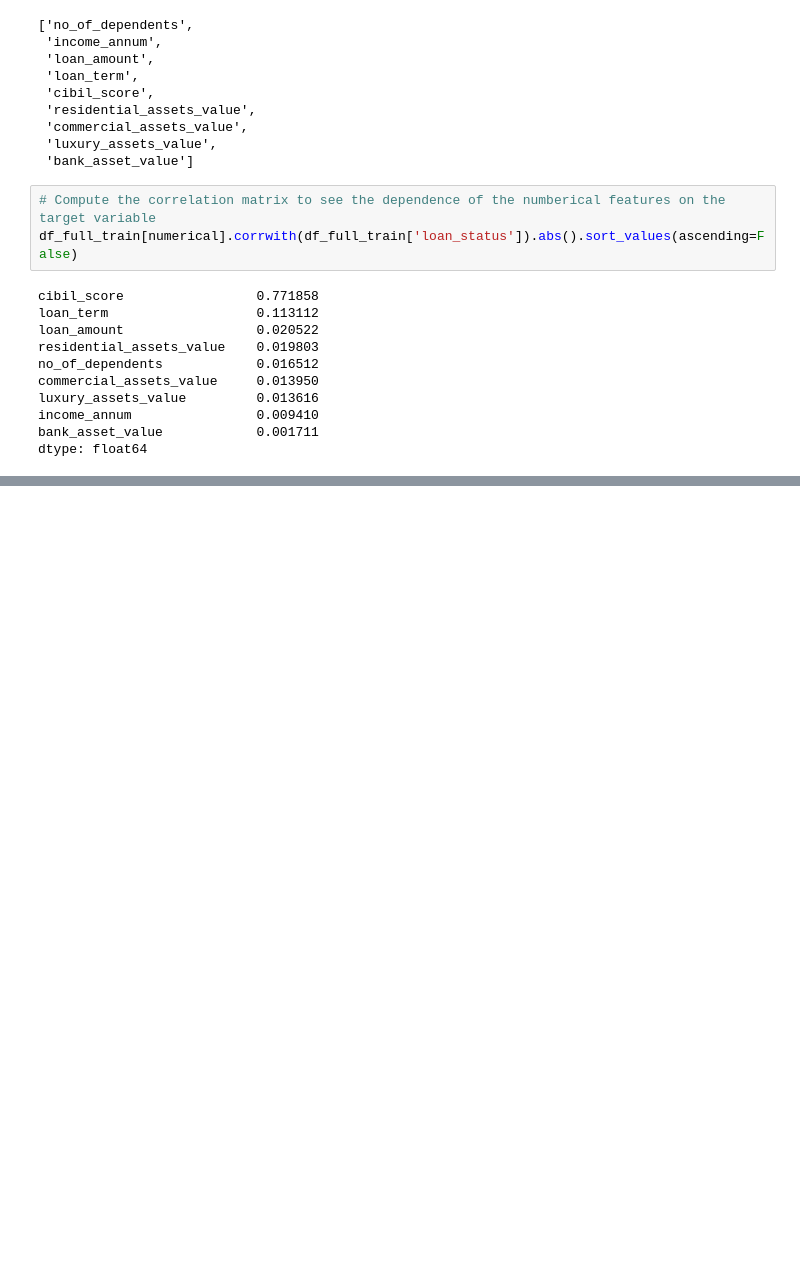
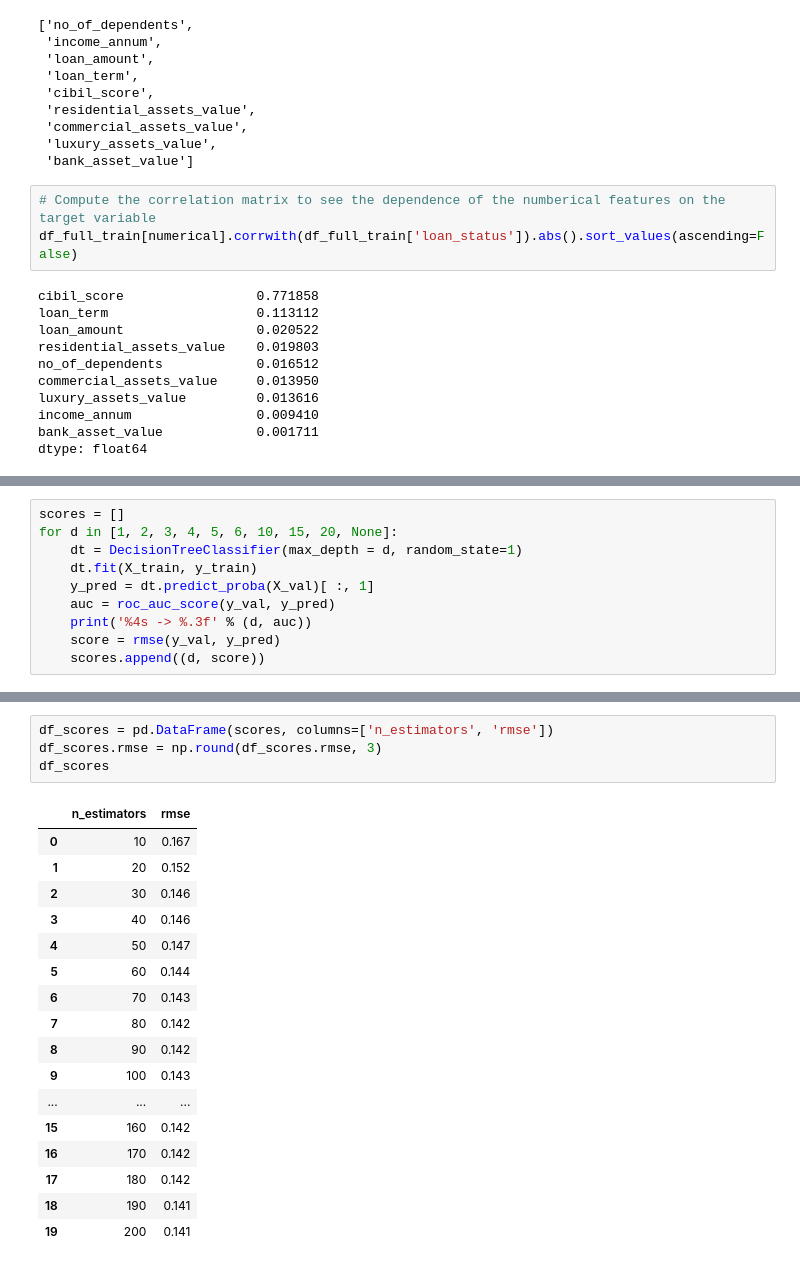
Before and after one commit to n-a-peter/MLZ-midterm, a Jupyter notebook: loan_approval.ipynb, the cells around one changed output, grey strips where cells are left out. Drawn from its saved outputs; the diff is of its cells as text; blank space fills up the shorter version.

```diff
--- a/loan_approval.ipynb
+++ b/loan_approval.ipynb
@@ -294,0 +519,10 @@ dtype: float64
+# %%
+scores = []
+for d in [1, 2, 3, 4, 5, 6, 10, 15, 20, None]:
+    dt = DecisionTreeClassifier(max_depth = d, random_state=1)
+    dt.fit(X_train, y_train)
+    y_pred = dt.predict_proba(X_val)[ :, 1]
+    auc = roc_auc_score(y_val, y_pred)
+    print('%4s -> %.3f' % (d, auc))
+    score = rmse(y_val, y_pred)
+    scores.append((d, score))
@@ -294,0 +576,22 @@ dtype: float64
+# %%
+df_scores = pd.DataFrame(scores, columns=['n_estimators', 'rmse'])
+df_scores.rmse = np.round(df_scores.rmse, 3)
+df_scores
+# %% [output]
+|  | n_estimators | rmse |
+| 0 | 10 | 0.167 |
+| 1 | 20 | 0.152 |
+| 2 | 30 | 0.146 |
+| 3 | 40 | 0.146 |
+| 4 | 50 | 0.147 |
+| 5 | 60 | 0.144 |
+| 6 | 70 | 0.143 |
+| 7 | 80 | 0.142 |
+| 8 | 90 | 0.142 |
+| 9 | 100 | 0.143 |
+| ... | ... | ... |
+| 15 | 160 | 0.142 |
+| 16 | 170 | 0.142 |
+| 17 | 180 | 0.142 |
+| 18 | 190 | 0.141 |
+| 19 | 200 | 0.141 |
```
Also changed, not shown: parts of 42 cells of this notebook, 4 other files.
